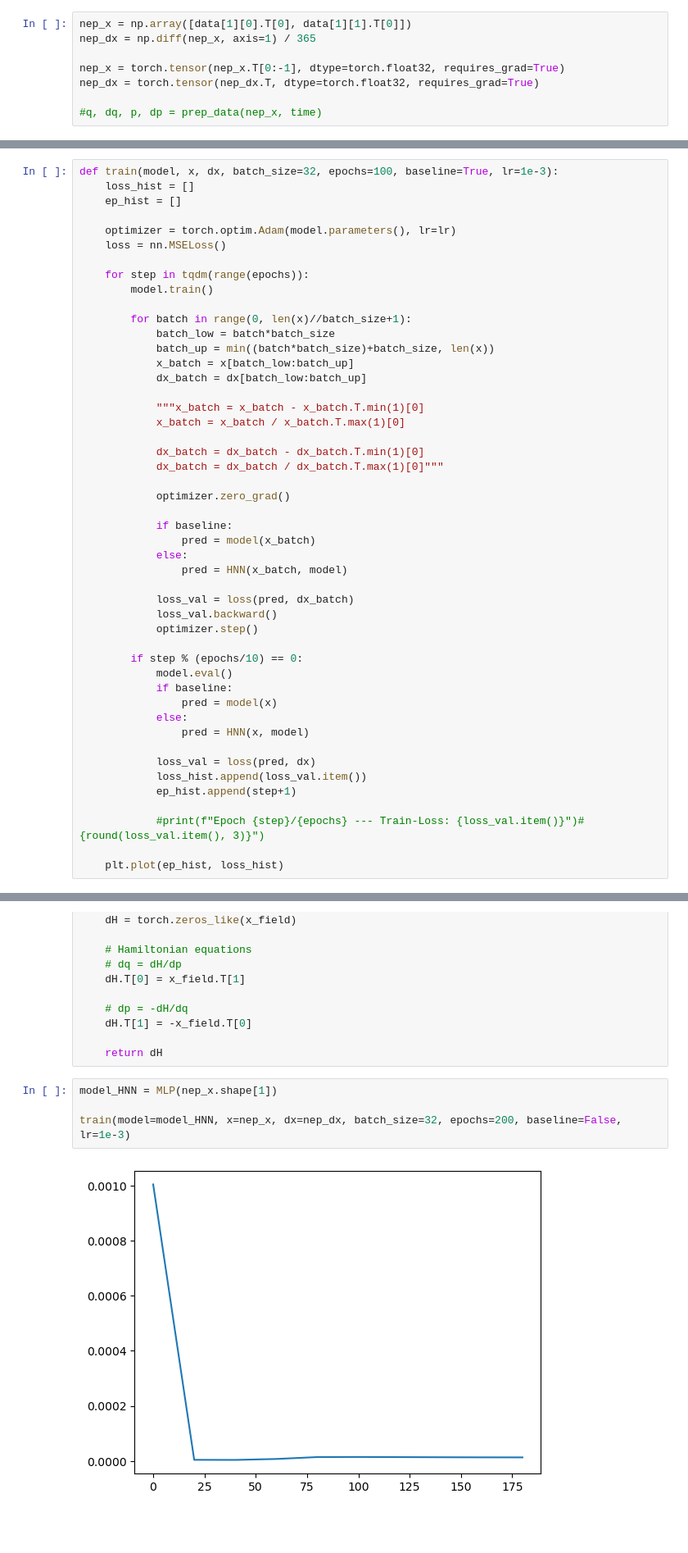
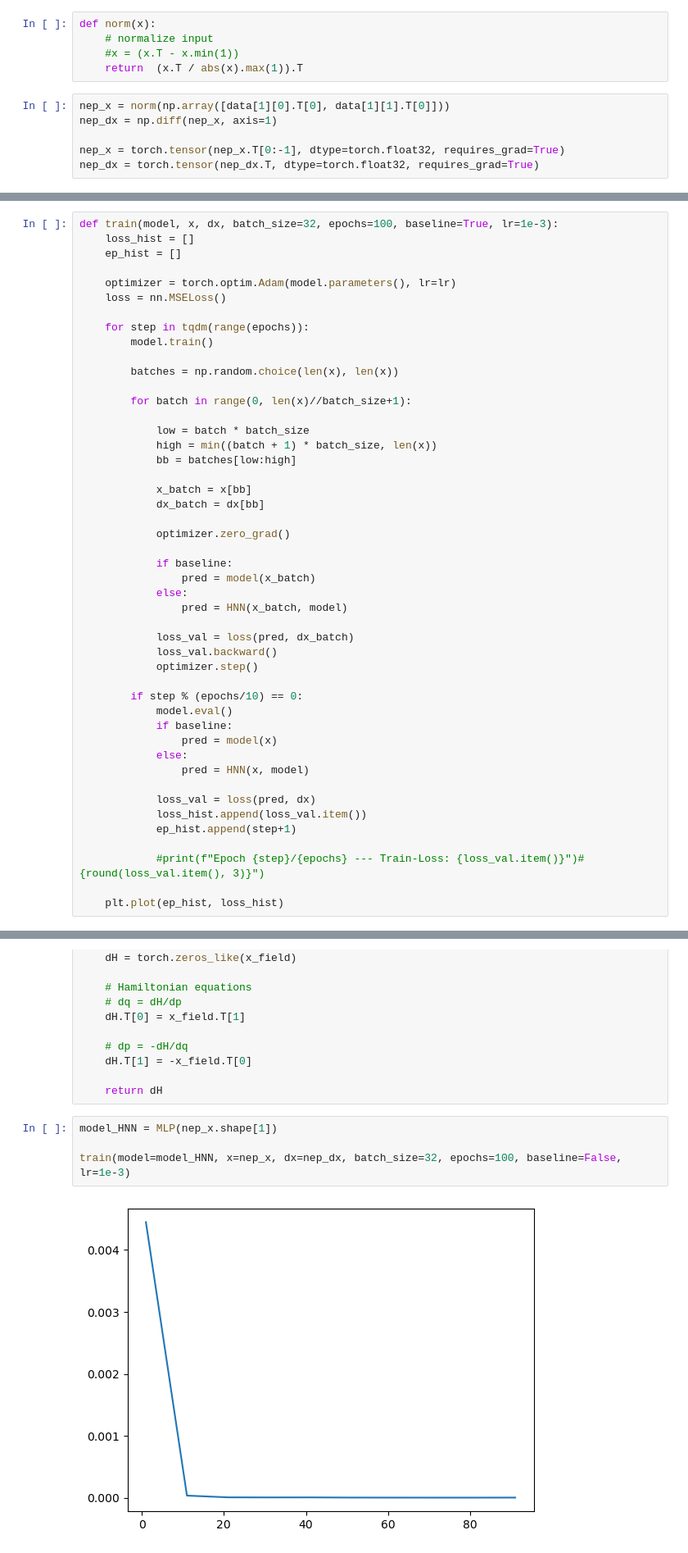
Before and after one commit to bGuenes/Scientific_ML_seminar, a Jupyter notebook: solar_hnn_1D.ipynb, the cells around one changed output, grey strips where cells are left out. Shown at 82% size. Cells and saved outputs as stored; diff of their text form; blank space fills up the shorter version.

```diff
--- a/solar_hnn_1D.ipynb
+++ b/solar_hnn_1D.ipynb
@@ -79,11 +115,14 @@ plot_space(data, target_names, "Space of the solar system")
+# %%
+def norm(x):
+    # normalize input
+    #x = (x.T - x.min(1))
+    return  (x.T / abs(x).max(1)).T
 # %%
-nep_x = np.array([data[1][0].T[0], data[1][1].T[0]])
-nep_dx = np.diff(nep_x, axis=1) / 365
+nep_x = norm(np.array([data[1][0].T[0], data[1][1].T[0]]))
+nep_dx = np.diff(nep_x, axis=1)
 
 nep_x = torch.tensor(nep_x.T[0:-1], dtype=torch.float32, requires_grad=True)
 nep_dx = torch.tensor(nep_dx.T, dtype=torch.float32, requires_grad=True)
-
-#q, dq, p, dp = prep_data(nep_x, time)
 # %% [markdown]
 ## Normal Neural Network
 # %%
@@ -115,17 +154,16 @@ def train(model, x, dx, batch_size=32, epochs=100, baseline=True, lr=1e-3):
     for step in tqdm(range(epochs)):
         model.train()
 
+        batches = np.random.choice(len(x), len(x))
+
         for batch in range(0, len(x)//batch_size+1):
-            batch_low = batch*batch_size
-            batch_up = min((batch*batch_size)+batch_size, len(x))
-            x_batch = x[batch_low:batch_up]
-            dx_batch = dx[batch_low:batch_up]
 
-            """x_batch = x_batch - x_batch.T.min(1)[0]
-            x_batch = x_batch / x_batch.T.max(1)[0]
+            low = batch * batch_size
+            high = min((batch + 1) * batch_size, len(x))
+            bb = batches[low:high]
 
-            dx_batch = dx_batch - dx_batch.T.min(1)[0]
-            dx_batch = dx_batch / dx_batch.T.max(1)[0]"""
+            x_batch = x[bb]
+            dx_batch = dx[bb]
 
             optimizer.zero_grad()
 
@@ -181,6 +219,6 @@ def HNN(x, model):
 # %%
 model_HNN = MLP(nep_x.shape[1])
 
-train(model=model_HNN, x=nep_x, dx=nep_dx, batch_size=32, epochs=200, baseline=False, lr=1e-3)
+train(model=model_HNN, x=nep_x, dx=nep_dx, batch_size=32, epochs=100, baseline=False, lr=1e-3)
 # %% [output]
-[figure, old version]
+[figure, new version]
```
Also changed, not shown: parts of 11 cells of this notebook.
